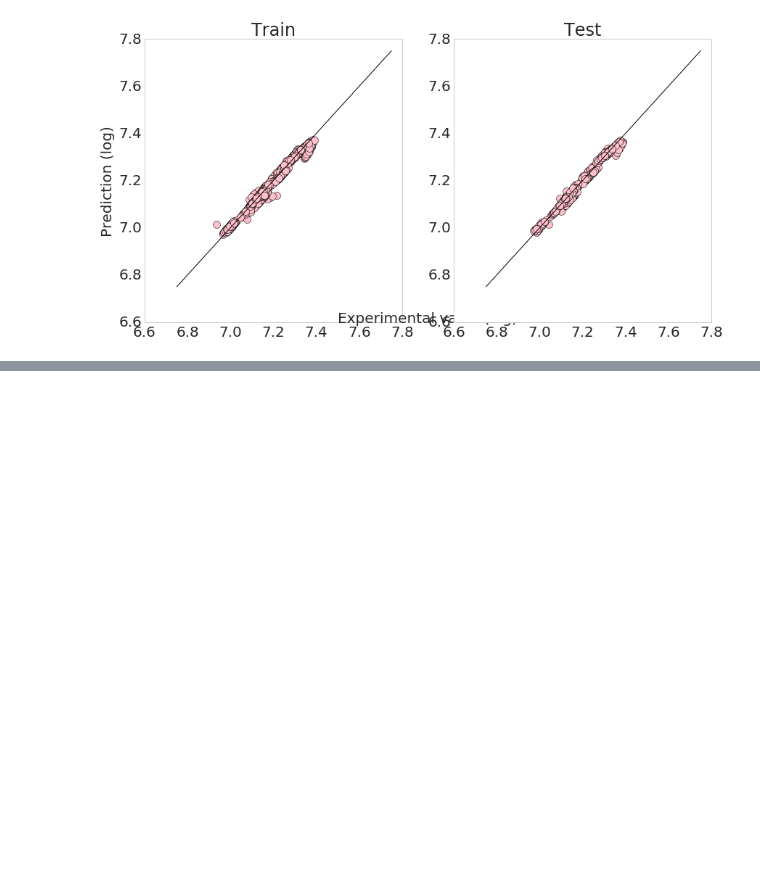
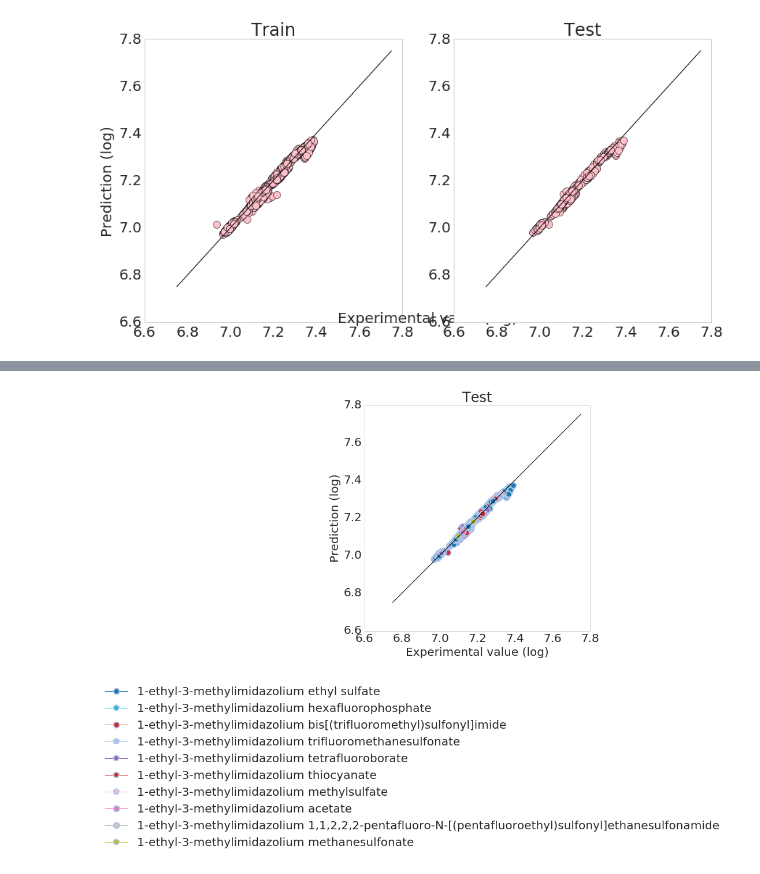
Before and after one commit to wesleybeckner/salty, a Jupyter notebook: scripts/LASSO_wesley.ipynb, the cells around one changed output, grey strips where cells are left out. Drawn from its saved outputs; the diff is of its cells as text; code cells hidden in the pictures; blank space fills up the shorter version.

Commit message:
added colorized plot

```diff
--- a/scripts/LASSO_wesley.ipynb
+++ b/scripts/LASSO_wesley.ipynb
@@ -245,8 +85,16 @@ Lasso(alpha=0.01, copy_X=True, fit_intercept=True, max_iter=4000,
    normalize=False, positive=False, precompute=False, random_state=None,
    selection='cyclic', tol=1e-10, warm_start=False)
 # %%
+f = open('../salty/data/Deslist','r')
+deslist = []
+for line in f:
+    deslist.append(line.strip('\n\t'))
+cols_cat = [s + "-cation" for s in deslist]
+cols_ani = [s + "-anion" for s in deslist]
+deslist = cols_cat + cols_ani + ["Temperature_K" , "Pressure_kPa", "Density_kg/m"]
+
 i=0
-for a in range(len(deslist)-1):
+for a in range(len(deslist)-3):
     if model.coef_[a] != 0:
         print(a, deslist[a])
         i+=1
@@ -423,0 +135,60 @@ Job complete
+# %%
+###LOAD VIS WITH TOOLTIPS
+import sys
+import mpld3
+reload(sys)
+sys.setdefaultencoding("utf-8")
+labels=[]
+colors=[]
+shapes=[]
+edge_colors=[]
+check=[]
+scatter=[]
+with plt.style.context('seaborn-whitegrid'):
+    fig=plt.figure(figsize=(7,7), dpi=300)
+    plt.xlabel('Experimental value (log)')
+    plt.ylabel('Prediction (log)')
+    plt.title('Train')
+    plt.grid(False)
+
+    ax2 = fig.add_subplot(111)
+
+    for i in range(len(X_test)):
+        catIndex = salty.checkName(catlist[i],index=True)[1]
+        aniIndex = salty.checkName(anilist[i],index=True)[1]
+        name = str("%s %s" % (catlist[i], anilist[i]))
+        labels.append(name)
+        colors.append(tableau20[aniIndex%20])
+        edge_colors.append(tableau20[catIndex%20])
+        check.append([catIndex,aniIndex])
+
+        if catIndex >= 20 and aniIndex >= 20:
+            shapes.append("s")
+        elif catIndex < 20 and aniIndex >= 20:
+            shapes.append("o")
+        elif catIndex >= 20 and aniIndex < 20:
+            shapes.append("8")
+        elif catIndex < 20 and aniIndex < 20:
+            shapes.append("p")
+
+    scatter_this = ax2
+    for i in range(len(X_test)):
+        ax2.plot(Y_test[i],model.predict(X_test[i].reshape(1,-1)),marker=shapes[i],color = colors[i],\
+                    markeredgecolor = edge_colors[i], mew='2', label=labels[i])
+
+
+    ax2.plot(np.arange(6.75,7.75,0.0001),np.arange(6.75,7.75,0.0001),color = 'black')
+#     ax2.axis([-6,1,-6,1])
+    plt.title('Test')
+    plt.grid(False)
+
+    handles, labels = plt.gca().get_legend_handles_labels()
+    by_label = OrderedDict(zip(labels, handles))
+    plt.legend(by_label.values(), by_label.keys(), bbox_to_anchor=(1.62,-0.2))
+    plt.show()
+
+# tooltip = mpld3.plugins.PointLabelTooltip(scatter_this, labels=labels)
+# mpld3.plugins.connect(fig, tooltip)
+# mpld3.show()
+# %% [output]
+[figure, added]
```
Also changed, not shown: parts of 13 cells of this notebook, 9 other files.
